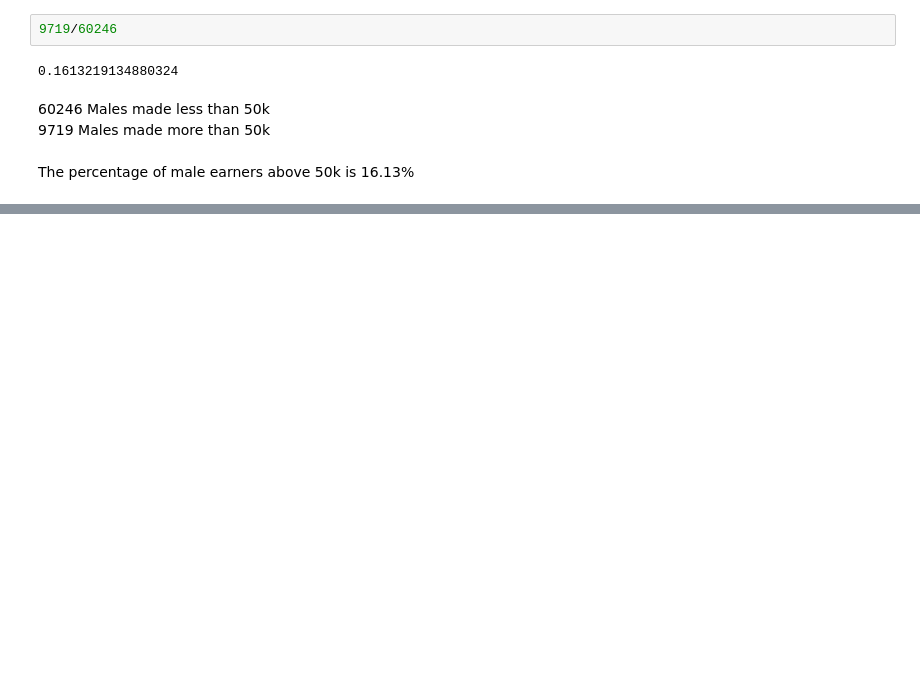
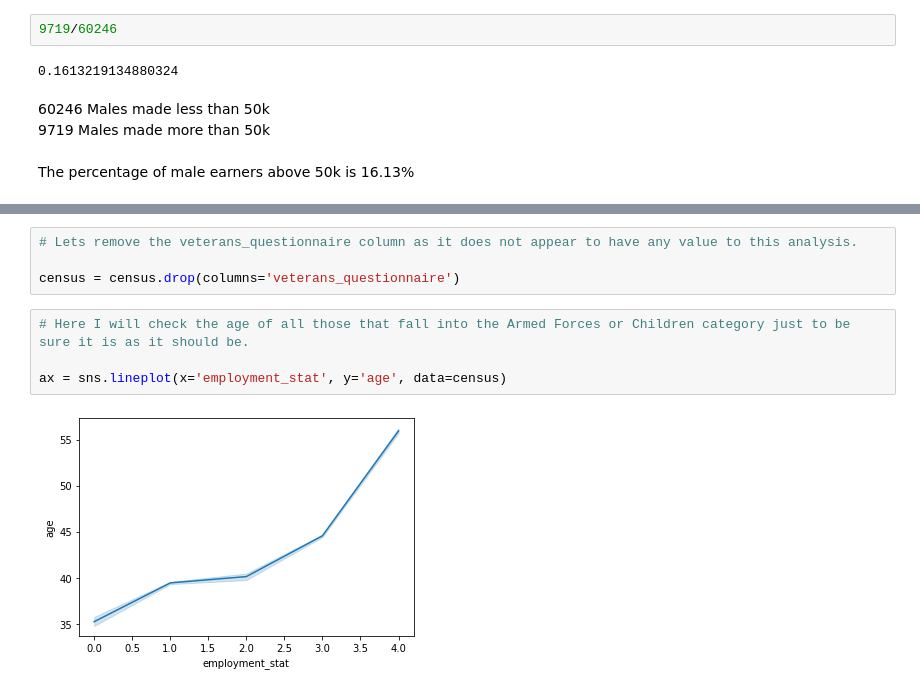
Before and after one commit to zachpruessner/capstone-two, a Jupyter notebook: census-analysis.ipynb, the cells around one changed output, grey strips where cells are left out. Saved outputs shown, nothing was run; the diff lists cells and outputs as text; blank space fills up the shorter version.

```diff
--- a/census-analysis.ipynb
+++ b/census-analysis.ipynb
@@ -342,0 +387,10 @@ census = census.rename(columns = {'full_part_employment_stat':'employment_stat'}
+# %%
+# Lets remove the veterans_questionnaire column as it does not appear to have any value to this analysis.
+
+census = census.drop(columns='veterans_questionnaire')
+# %%
+# Here I will check the age of all those that fall into the Armed Forces or Children category just to be sure it is as it should be.
+
+ax = sns.lineplot(x='employment_stat', y='age', data=census)
+# %% [output]
+[figure, added]
```
Also changed, not shown: parts of 27 cells of this notebook.
